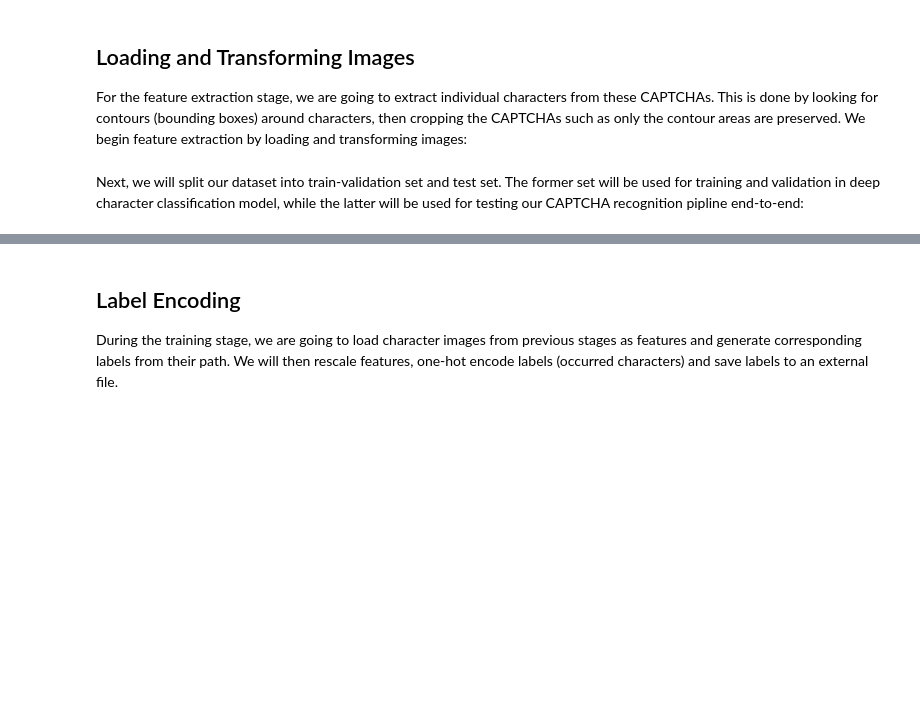
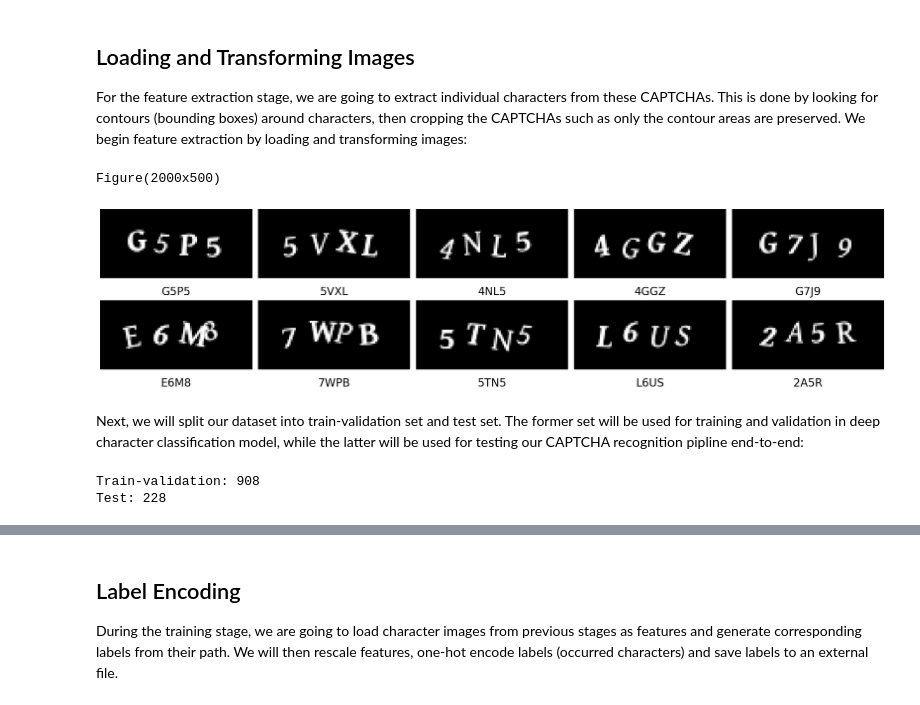
Before and after one commit to samkorostov/EE467, a Jupyter notebook: labs/lab2/lab_2_student_2026-01-23.ipynb, the cells around one changed output, grey strips where cells are left out. Drawn from its saved outputs; the diff is of its cells as text; code cells hidden in the pictures; blank space fills up the shorter version.

```diff
--- a/labs/lab2/lab_2_student_2026-01-23.ipynb
+++ b/labs/lab2/lab_2_student_2026-01-23.ipynb
@@ -62,24 +93,26 @@ For the feature extraction stage, we are going to extract individual characters
 # %%
 import cv2
 
 def load_transform_image(image_path):
     """ Load and transform image into grayscale. """
-    ## [ TODO ]
     # 1) Load image with OpenCV
-    image = NotImplemented
+    image = cv2.imread(image_path)
 
     # 2) Convert image to grayscale
-    image_gray = NotImplemented
+    image_gray = cv2.cvtColor(image, cv2.COLOR_BGR2GRAY)
     # 3) Add extra padding (8px) around the image
-    image_padded = NotImplemented
+    image_padded = cv2.copyMakeBorder(image_gray, 8, 8, 8, 8, cv2.BORDER_REPLICATE)
 
     return image_padded
 
 captcha_images = [load_transform_image(image_path) for image_path in captcha_image_paths]
 # Review loaded CAPTCHAs
 print_images(
     captcha_images[:10], n_rows=2, texts=captcha_texts[:10]
 )
+# %% [output]
+Figure(2000x500)
+[figure, added]
 # %% [markdown]
 Next, we will split our dataset into train-validation set and test set. The former set will be used for training and validation in deep character classification model, while the latter will be used for testing our CAPTCHA recognition pipline end-to-end:
 # %%
@@ -93,6 +126,9 @@ captcha_images_tv, captcha_images_test, captcha_texts_tv, captcha_texts_test = t
 
 print("Train-validation:", len(captcha_texts_tv))
 print("Test:", len(captcha_texts_test))
+# %% [output]
+Train-validation: 908
+Test: 228
 # %% [markdown]
 ## Bounding Box Extraction
 It's now time to perform the most important feature extraction step: finding contours and extracting characters. Contours can be explained simply as a curve joining all the continuous points (along the boundary), having same color or intensity. It is useful for shape analysis and object detection and recognition. For our task however, we are **more interested in the bounding boxes around characters**, since these are the part of images we will be used for character classification:
```
Also changed, not shown: parts of 7 cells of this notebook, 2 other files.
